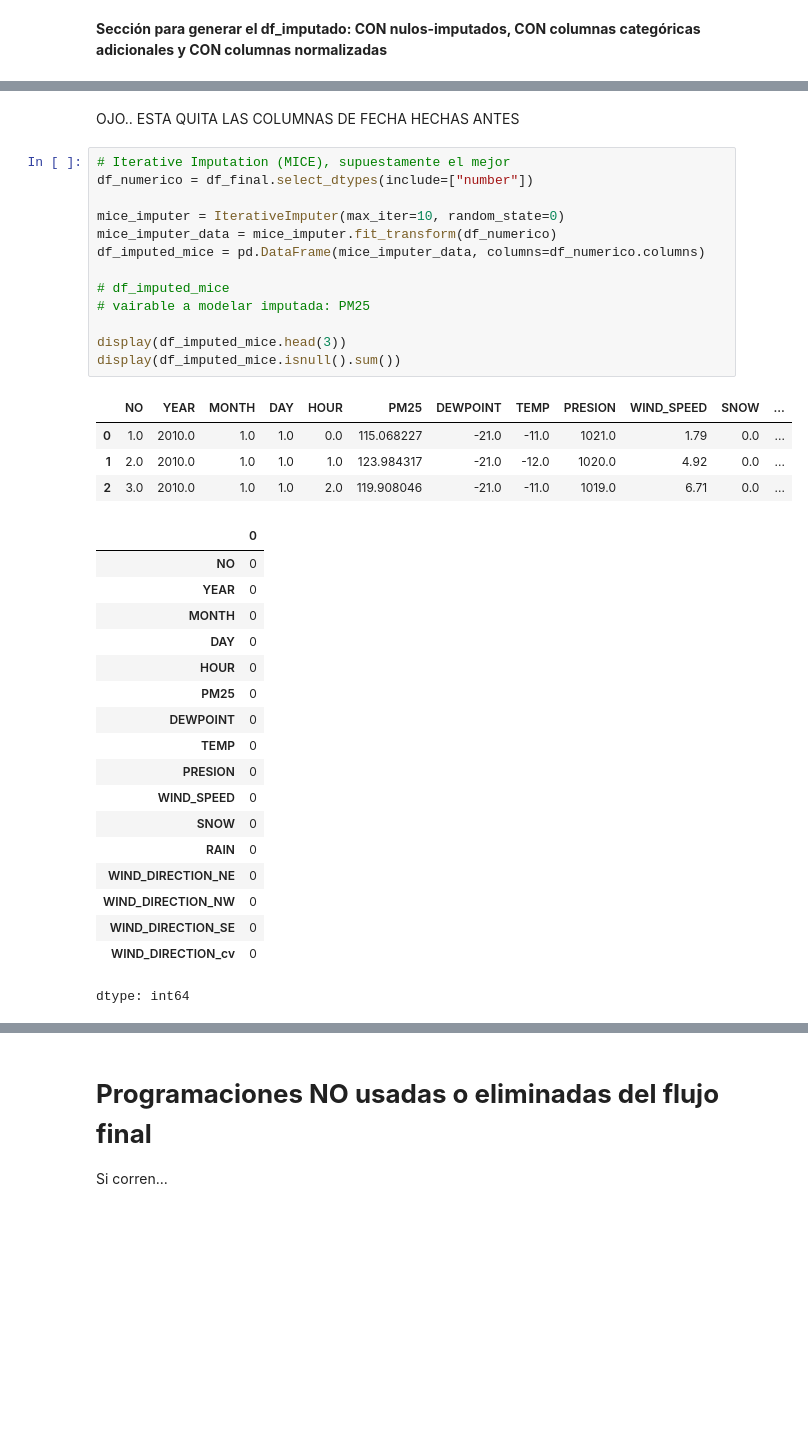
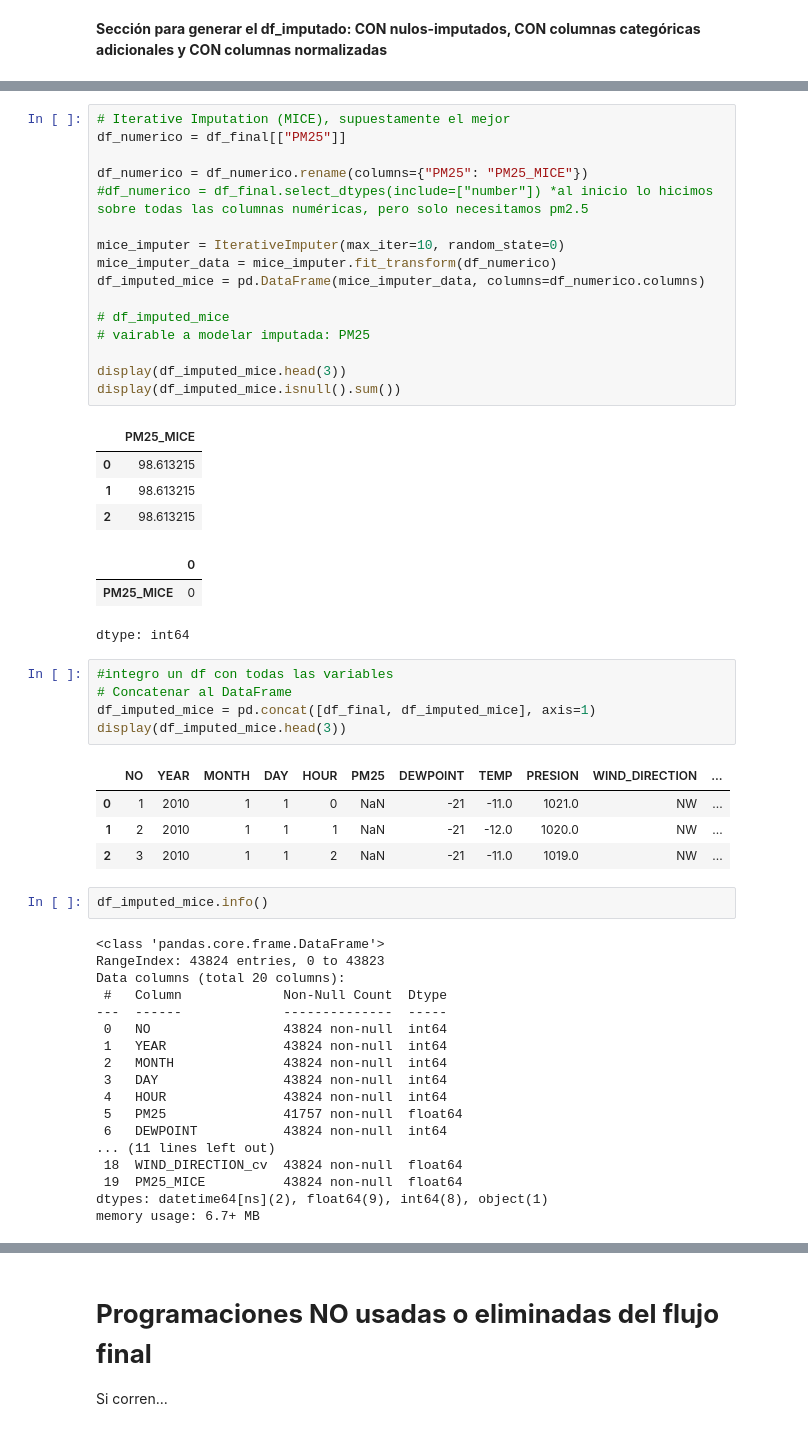
Before and after one commit to gapalfaro-cmyk/Proyecto-de-fin-de-modulo-5---Alfaro-Badillo-Cruz-Perez-Rupit, a Jupyter notebook: Entregable_Tarea_5_1_Alfaro_Cruz_Perez_Rupit_Medea.ipynb, the cells around one changed output, grey strips where cells are left out. Drawn from its saved outputs; the diff is of its cells as text; blank space fills up the shorter version.

```diff
--- a/Entregable_Tarea_5_1_Alfaro_Cruz_Perez_Rupit_Medea.ipynb
+++ b/Entregable_Tarea_5_1_Alfaro_Cruz_Perez_Rupit_Medea.ipynb
@@ -617,41 +615,57 @@ Base de datos Imputada
-# %% [markdown]
-OJO.. ESTA QUITA LAS COLUMNAS DE FECHA HECHAS ANTES
 # %%
 # Iterative Imputation (MICE), supuestamente el mejor
-df_numerico = df_final.select_dtypes(include=["number"])
+df_numerico = df_final[["PM25"]]
+
+df_numerico = df_numerico.rename(columns={"PM25": "PM25_MICE"})
+#df_numerico = df_final.select_dtypes(include=["number"]) *al inicio lo hicimos sobre todas las columnas numéricas, pero solo necesitamos pm2.5
 
 mice_imputer = IterativeImputer(max_iter=10, random_state=0)
 mice_imputer_data = mice_imputer.fit_transform(df_numerico)
 df_imputed_mice = pd.DataFrame(mice_imputer_data, columns=df_numerico.columns)
 
 # df_imputed_mice
 # vairable a modelar imputada: PM25
 
 display(df_imputed_mice.head(3))
 display(df_imputed_mice.isnull().sum())
 # %% [output]
-|  | NO | YEAR | MONTH | DAY | HOUR | PM25 | DEWPOINT | TEMP | PRESION | WIND_SPEED | SNOW | ... |
-| 0 | 1.0 | 2010.0 | 1.0 | 1.0 | 0.0 | 115.068227 | -21.0 | -11.0 | 1021.0 | 1.79 | 0.0 | ... |
-| 1 | 2.0 | 2010.0 | 1.0 | 1.0 | 1.0 | 123.984317 | -21.0 | -12.0 | 1020.0 | 4.92 | 0.0 | ... |
-| 2 | 3.0 | 2010.0 | 1.0 | 1.0 | 2.0 | 119.908046 | -21.0 | -11.0 | 1019.0 | 6.71 | 0.0 | ... |
+|  | PM25_MICE |
+| 0 | 98.613215 |
+| 1 | 98.613215 |
+| 2 | 98.613215 |
 |  | 0 |
-| NO | 0 |
-| YEAR | 0 |
-| MONTH | 0 |
-| DAY | 0 |
-| HOUR | 0 |
-| PM25 | 0 |
-| DEWPOINT | 0 |
-| TEMP | 0 |
-| PRESION | 0 |
-| WIND_SPEED | 0 |
-| SNOW | 0 |
-| RAIN | 0 |
-| WIND_DIRECTION_NE | 0 |
-| WIND_DIRECTION_NW | 0 |
-| WIND_DIRECTION_SE | 0 |
-| WIND_DIRECTION_cv | 0 |
+| PM25_MICE | 0 |
 dtype: int64
+# %%
+#integro un df con todas las variables
+# Concatenar al DataFrame
+df_imputed_mice = pd.concat([df_final, df_imputed_mice], axis=1)
+display(df_imputed_mice.head(3))
+# %% [output]
+|  | NO | YEAR | MONTH | DAY | HOUR | PM25 | DEWPOINT | TEMP | PRESION | WIND_DIRECTION | ... |
+| 0 | 1 | 2010 | 1 | 1 | 0 | NaN | -21 | -11.0 | 1021.0 | NW | ... |
+| 1 | 2 | 2010 | 1 | 1 | 1 | NaN | -21 | -12.0 | 1020.0 | NW | ... |
+| 2 | 3 | 2010 | 1 | 1 | 2 | NaN | -21 | -11.0 | 1019.0 | NW | ... |
+# %%
+df_imputed_mice.info()
+# %% [output]
+<class 'pandas.core.frame.DataFrame'>
+RangeIndex: 43824 entries, 0 to 43823
+Data columns (total 20 columns):
+ #   Column             Non-Null Count  Dtype
+---  ------             --------------  -----
+ 0   NO                 43824 non-null  int64
+ 1   YEAR               43824 non-null  int64
+ 2   MONTH              43824 non-null  int64
+ 3   DAY                43824 non-null  int64
+ 4   HOUR               43824 non-null  int64
+ 5   PM25               41757 non-null  float64
+ 6   DEWPOINT           43824 non-null  int64
+... (11 lines left out)
+ 18  WIND_DIRECTION_cv  43824 non-null  float64
+ 19  PM25_MICE          43824 non-null  float64
+dtypes: datetime64[ns](2), float64(9), int64(8), object(1)
+memory usage: 6.7+ MB
 # %%
 # Escalado / Normalización de variables,
 
```
Also changed, not shown: parts of 11 cells of this notebook.
